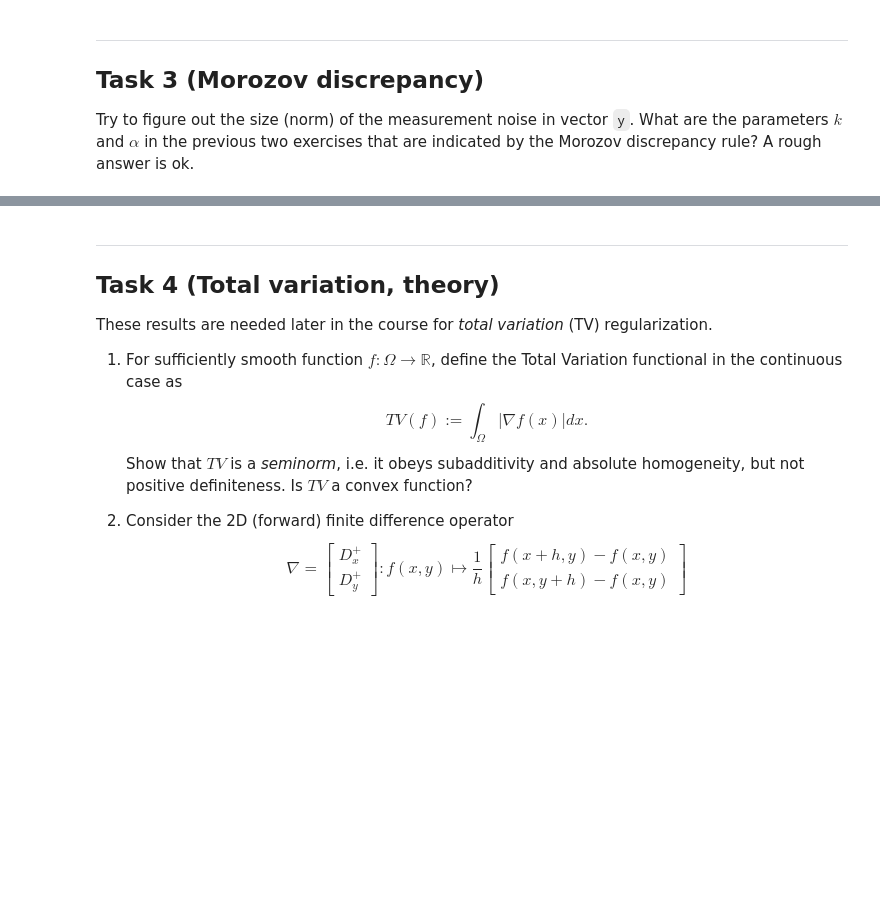
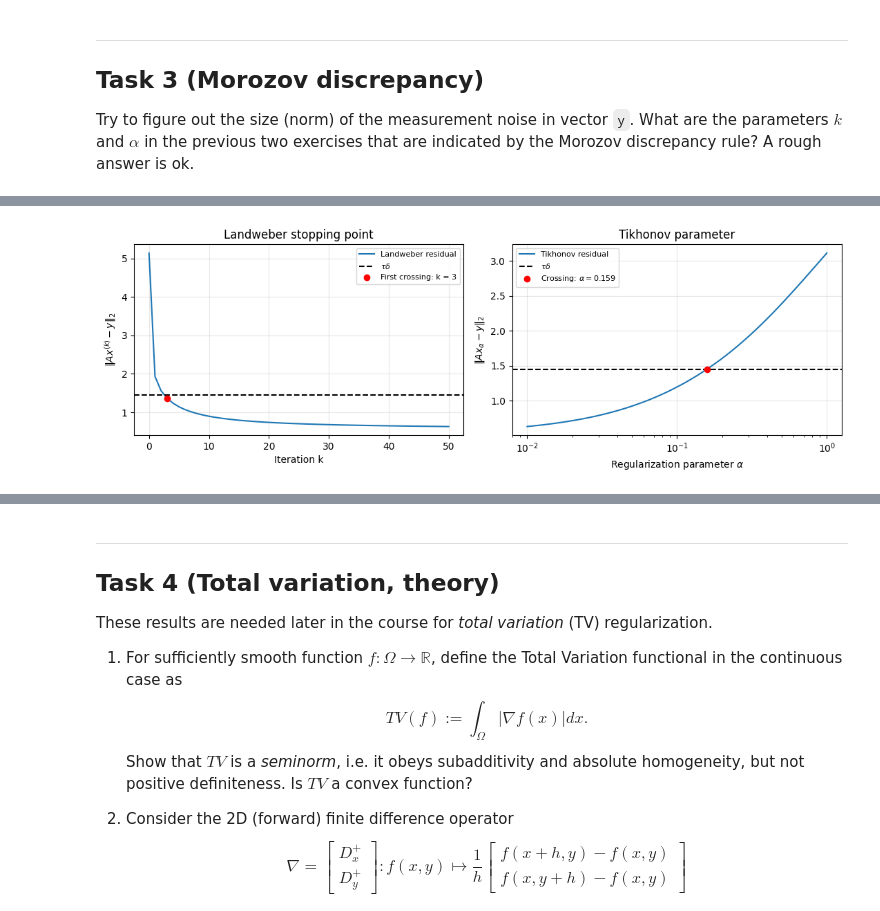
Before and after one commit to AdrianKhalatbari/Inverse_Problems_Exercises, a Jupyter notebook: 3_X-ray_CT/Exercise02_Khalatbari_Mohammad.ipynb, the cells around one changed output, grey strips where cells are left out. Drawn from its saved outputs; the diff is of its cells as text; code cells hidden in the pictures; blank space fills up the shorter version.

```diff
--- a/3_X-ray_CT/Exercise02_Khalatbari_Mohammad.ipynb
+++ b/3_X-ray_CT/Exercise02_Khalatbari_Mohammad.ipynb
@@ -182,0 +187,80 @@ Try to figure out the size (norm) of the measurement noise in vector `y`. What a
+# %%
+from scipy.optimize import brentq
+
+# Step 8: Estimate the noise norm using the supplied ground truth, then set the
+# discrepancy threshold. Standard deviation is reported separately per entry
+disc_noise = y - A @ gt
+disc_delta = la.norm(disc_noise)
+disc_sigma = np.std(disc_noise, ddof=1)
+disc_tau = 1.1
+disc_threshold = disc_tau * disc_delta
+
+# Step 9: Recompute the Landweber residual at every iteration, including k = 0
+# Stop at the first k >= 1 whose residual reaches the threshold.
+disc_beta = 1.0 / la.svdvals(A)[0]**2
+disc_iterates = [np.zeros(A.shape[1])]
+for k in range(1, 51):
+    previous = disc_iterates[-1]
+    disc_iterates.append(previous + disc_beta * A.T @ (y - A @ previous))
+disc_residuals_k = np.array([la.norm(A @ z - y) for z in disc_iterates])
+disc_k = next(k for k in range(1, len(disc_iterates))
+              if disc_residuals_k[k] <= disc_threshold)
+
+# Step 10: Solve the Tikhonov normal equations and find the residual crossing in alpha
+disc_gram = A.T @ A
+disc_rhs = A.T @ y
+disc_identity = np.eye(A.shape[1])
+def disc_tikhonov(alpha):
+    return la.solve(disc_gram + alpha * disc_identity,
+                    disc_rhs, assume_a="pos")
+def disc_residual_alpha(alpha):
+    return la.norm(A @ disc_tikhonov(alpha) - y)
+
+disc_alpha = brentq(lambda alpha: disc_residual_alpha(alpha) - disc_threshold,
+                    0.01, 1.0)
+
+# Step 11: Compare the continuous discrepancy choices with the parameters plotted above
+disc_k_candidates = (2, 7, 25, 50)
+disc_alpha_candidates = (0.01, 0.1, 1.0)
+disc_k_displayed = next(k for k in disc_k_candidates
+                        if disc_residuals_k[k] <= disc_threshold)
+disc_alpha_displayed = max(alpha for alpha in disc_alpha_candidates
+                           if disc_residual_alpha(alpha) <= disc_threshold)
+
+print(f"Noise norm delta = {disc_delta:.4f}; sample standard deviation = {disc_sigma:.4f}")
+print(f"Threshold tau*delta = {disc_threshold:.4f} (tau = {disc_tau:g})")
+print(f"Landweber: r(2) = {disc_residuals_k[2]:.4f}, "
+      f"r(3) = {disc_residuals_k[3]:.4f}; first crossing k = {disc_k}")
+print(f"Tikhonov: alpha = {disc_alpha:.4f}, "
+      f"r(alpha) = {disc_residual_alpha(disc_alpha):.4f}")
+print(f"Among previously plotted values: k = {disc_k_displayed}, "
+      f"alpha = {disc_alpha_displayed:g}")
+print(f"Relative errors using gt (diagnostic only): "
+      f"k = {disc_k}: {la.norm(disc_iterates[disc_k]-gt)/la.norm(gt):.2%}; "
+      f"alpha = {disc_alpha:.4f}: "
+      f"{la.norm(disc_tikhonov(disc_alpha)-gt)/la.norm(gt):.2%}")
+
+# Visualize the two residual crossings that determine the Morozov choices
+alpha_grid = np.logspace(-2, 0, 100)
+alpha_residuals = np.array([disc_residual_alpha(alpha) for alpha in alpha_grid])
+fig3, axes3 = plt.subplots(1, 2, figsize=(11, 3.8))
+axes3[0].plot(range(len(disc_residuals_k)), disc_residuals_k,
+              label="Landweber residual")
+axes3[0].axhline(disc_threshold, color="k", linestyle="--",
+                 label=r"$\tau\delta$")
+axes3[0].plot(disc_k, disc_residuals_k[disc_k], "ro", label=f"First crossing: k = {disc_k}")
+axes3[0].set(xlabel="Iteration k", ylabel=r"$\|Ax^{(k)}-y\|_2$",
+             title="Landweber stopping point")
+axes3[1].semilogx(alpha_grid, alpha_residuals, label="Tikhonov residual")
+axes3[1].axhline(disc_threshold, color="k", linestyle="--",
+                 label=r"$\tau\delta$")
+axes3[1].plot(disc_alpha, disc_threshold, "ro",
+              label=fr"Crossing: $\alpha={disc_alpha:.3f}$")
+axes3[1].set(xlabel=r"Regularization parameter $\alpha$",
+             ylabel=r"$\|Ax_\alpha-y\|_2$", title="Tikhonov parameter")
+for ax in axes3:
+    ax.grid(alpha=0.3)
+    ax.legend(fontsize=8)
+fig3.tight_layout()
+plt.show()
+# %% [output]
@@ -182,0 +273 @@ Try to figure out the size (norm) of the measurement noise in vector `y`. What a
+[figure, added]
```
Also changed, not shown: parts of 3 cells of this notebook.
